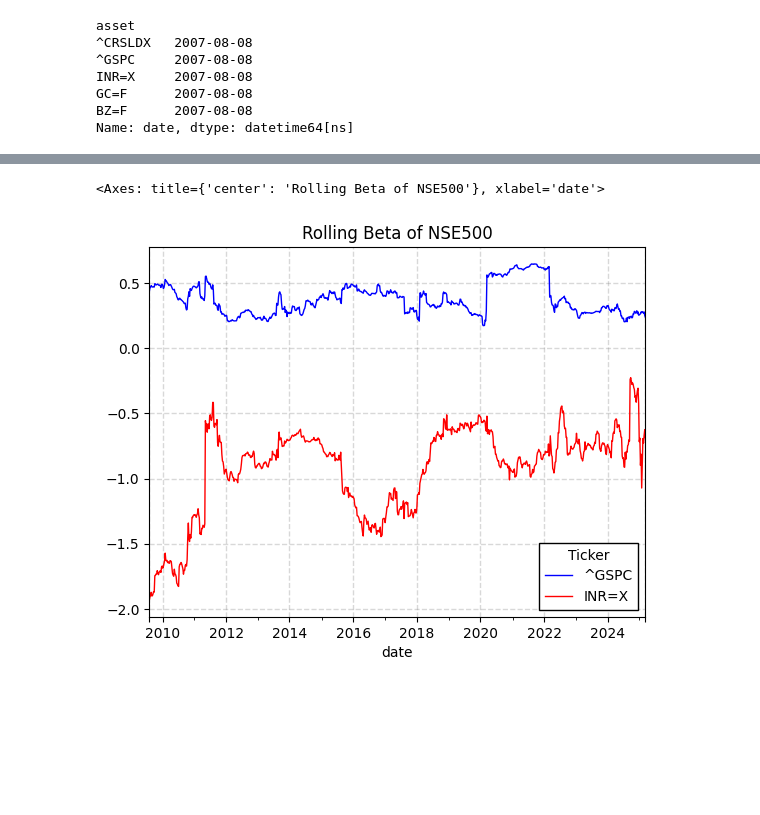
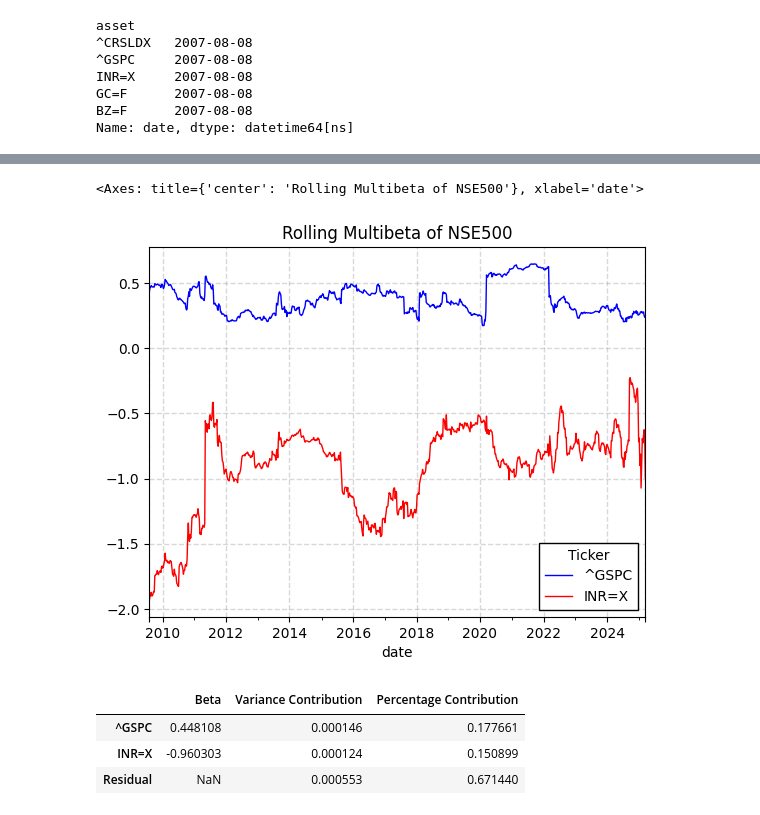
Before and after one commit to nakulrandad/Quant-Finance, a Jupyter notebook: analysis/nifty50.ipynb, the cells around one changed output, grey strips where cells are left out. Saved outputs shown, nothing was run; the diff lists cells and outputs as text; code cells hidden in the pictures; blank space fills up the shorter version.

Commit message:
added risk decomposition

```diff
--- a/analysis/nifty50.ipynb
+++ b/analysis/nifty50.ipynb
@@ -257,7 +262,16 @@ ret.iloc[:, :1].quant.factor_model(ret.iloc[:, 1:])
 # %%
 qt.backtest.rolling_multibeta(
-    ret.iloc[:, :1], factor=ret.iloc[:, 1:3], window=104
-).plot(title="Rolling Beta of NSE500")
+    ret.iloc[:, :1], factors=ret.iloc[:, 1:3], window=104
+).plot(title="Rolling Multibeta of NSE500")
 # %% [output]
-<Axes: title={'center': 'Rolling Beta of NSE500'}, xlabel='date'>
+<Axes: title={'center': 'Rolling Multibeta of NSE500'}, xlabel='date'>
-[figure, old version]
+[figure, new version]
+# %%
+qt.backtest.risk_decomposition(
+    ret.iloc[:, :1], factors=ret.iloc[:, 1:3]
+).style.set_caption("Risk Decomposition of NSE500")
+# %% [output]
+|  | Beta | Variance Contribution | Percentage Contribution |
+| ^GSPC | 0.448108 | 0.000146 | 0.177661 |
+| INR=X | -0.960303 | 0.000124 | 0.150899 |
+| Residual | NaN | 0.000553 | 0.671440 |
```
Also changed, not shown: parts of 19 cells of this notebook, 2 other files.
